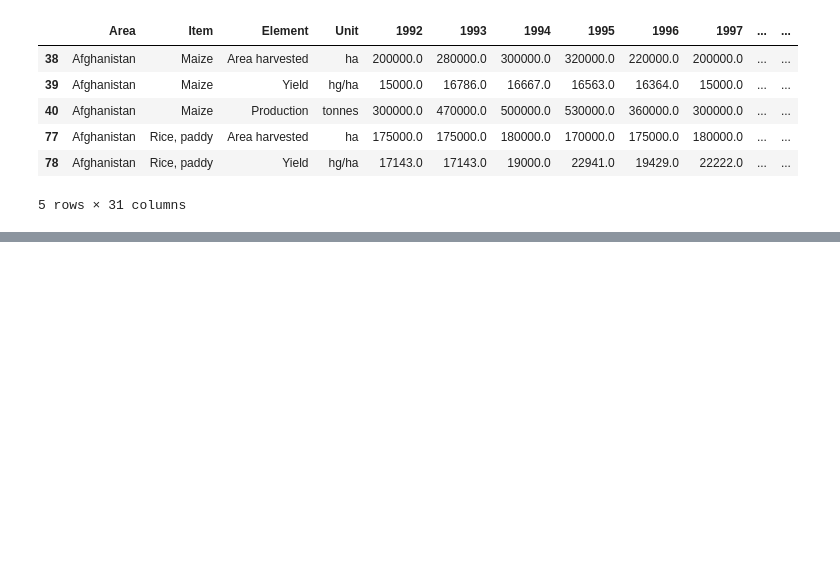
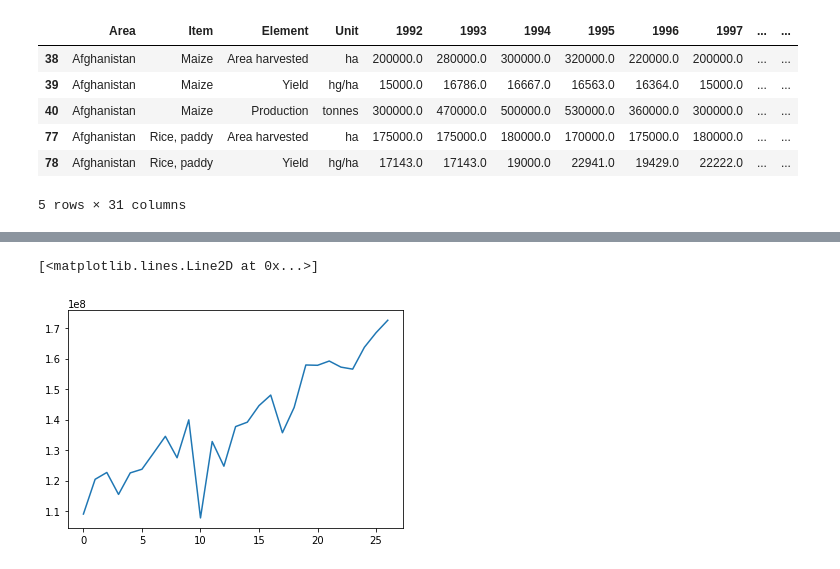
Before and after one commit to vishalgardas/FAO, a Jupyter notebook: FAO.ipynb, the cells around one changed output, grey strips where cells are left out. Cells and saved outputs as stored; diff of their text form; code cells hidden in the pictures; blank space fills up the shorter version.

```diff
--- a/FAO.ipynb
+++ b/FAO.ipynb
@@ -381,0 +330,5 @@ data_f = imputer.fit_transform(data_year)
+# %%
+from impyute.imputation.cs import mice
+df4 = mice(df.values)
+df4=pd.DataFrame(df4)
+df4.iloc[:, 91:102]
@@ -381,0 +353,3 @@ data_f = imputer.fit_transform(data_year)
+# %%
+df4.columns = df.columns
+df4.iloc[:, 91:102]
@@ -381,0 +374,5 @@ data_f = imputer.fit_transform(data_year)
+# %%
+plt.plot(df4['India'])
+# %% [output]
+[<matplotlib.lines.Line2D at 0x...>]
+[figure, added]
```
Also changed, not shown: parts of 27 cells of this notebook, 1 other file.
